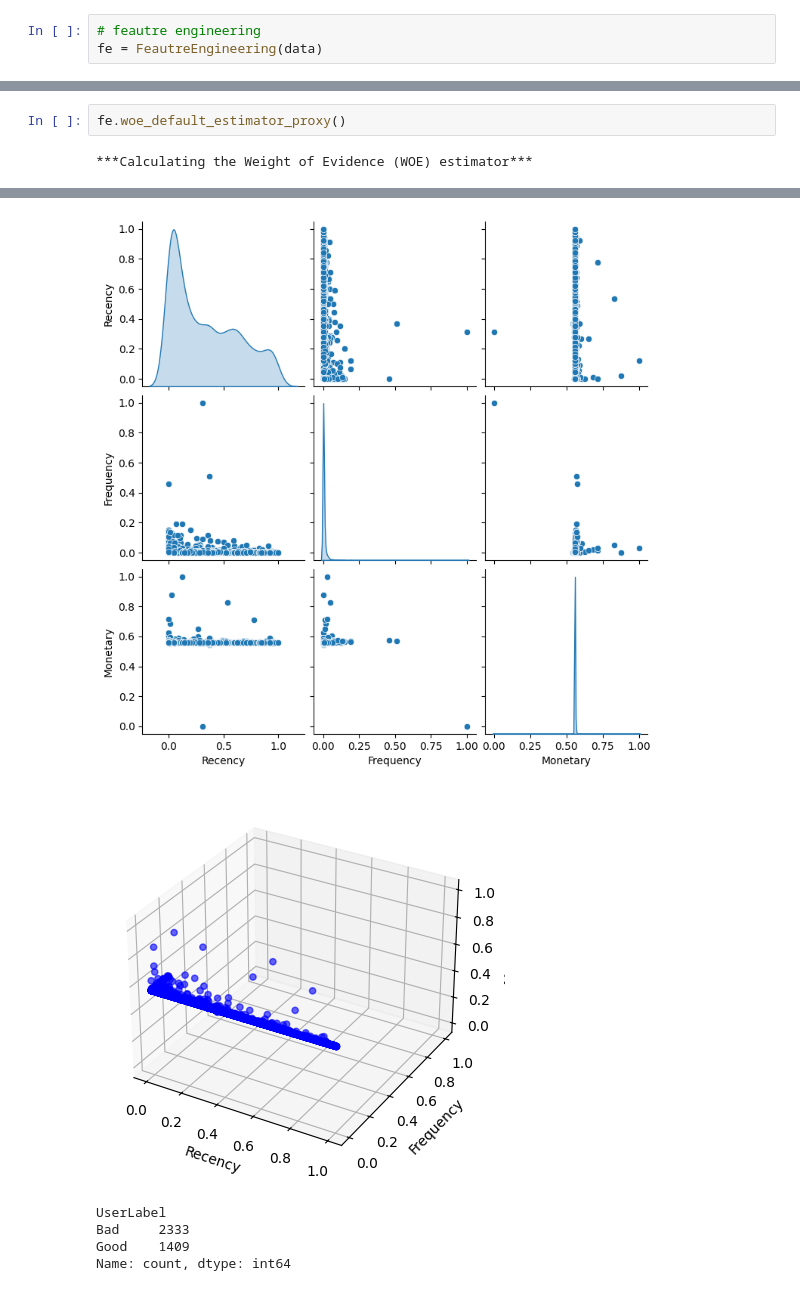
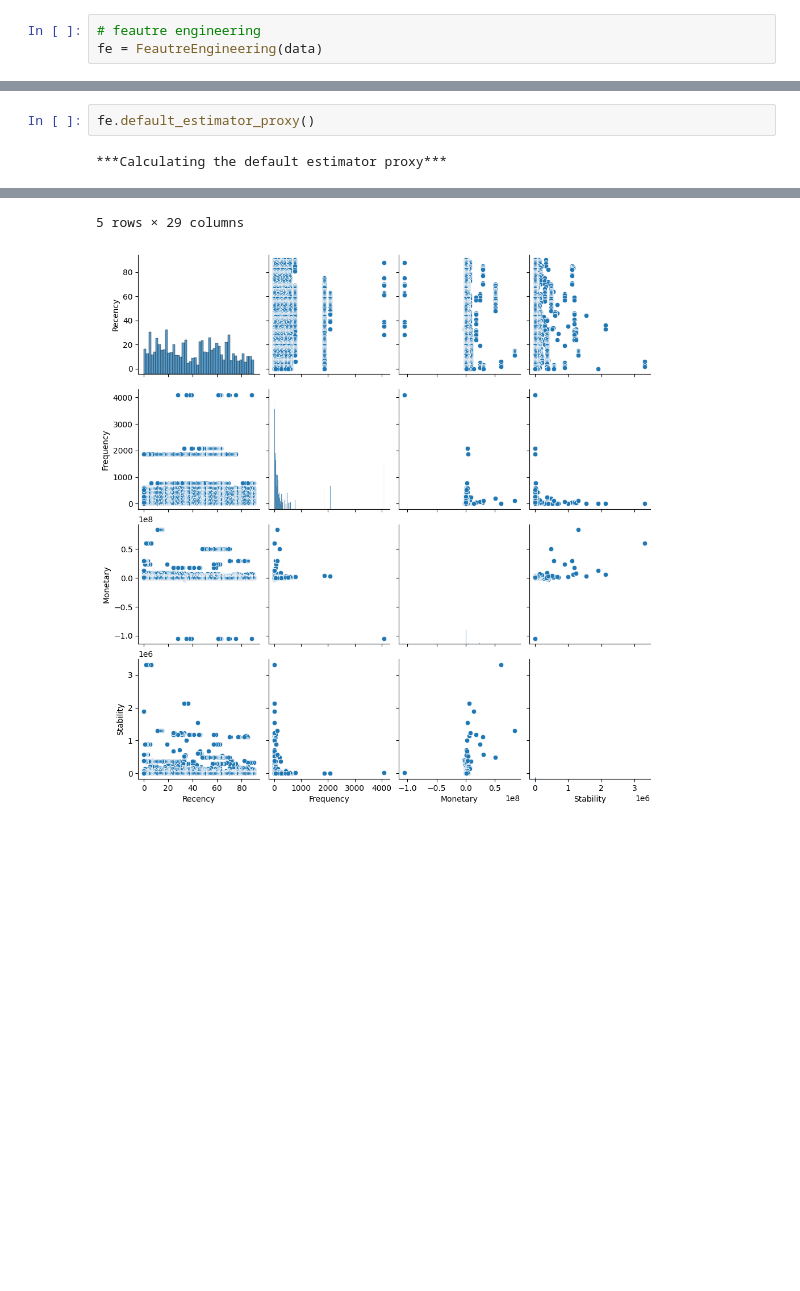
Before and after one commit to NebilMuhe/CreditRiskAnalysis, a Jupyter notebook: notebooks/feautre_engineering.ipynb, the cells around one changed output, grey strips where cells are left out. Saved outputs shown, nothing was run; the diff lists cells and outputs as text; blank space fills up the shorter version.

```diff
--- a/notebooks/feautre_engineering.ipynb
+++ b/notebooks/feautre_engineering.ipynb
@@ -99,4 +99,4 @@ Normalized Data:
 # %%
-fe.woe_default_estimator_proxy()
+fe.default_estimator_proxy()
 # %% [output]
-***Calculating the Weight of Evidence (WOE) estimator***
+***Calculating the default estimator proxy***
@@ -103,6 +109,2 @@ fe.woe_default_estimator_proxy()
+5 rows × 29 columns
-[figure, old version]
+[figure, new version]
-[figure, removed]
-UserLabel
-Bad     2333
-Good    1409
-Name: count, dtype: int64
```
Also changed, not shown: parts of 5 cells of this notebook, 2 other files.
